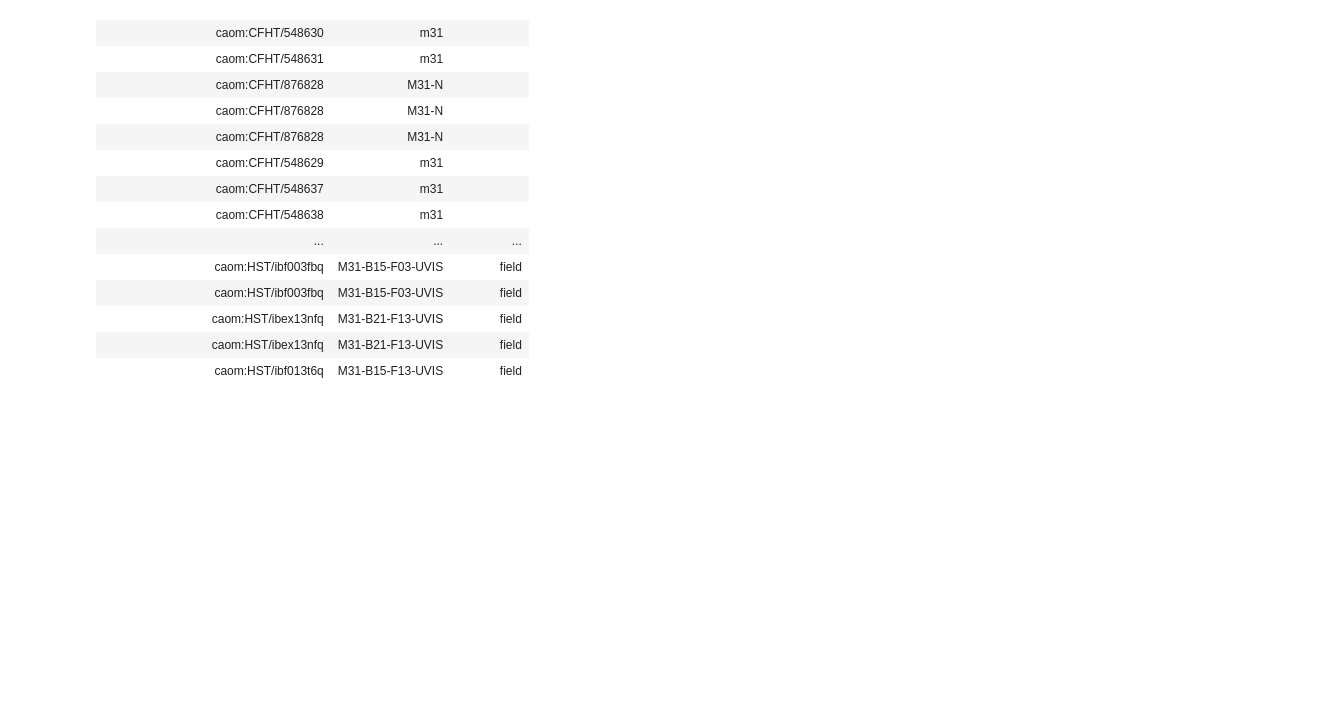
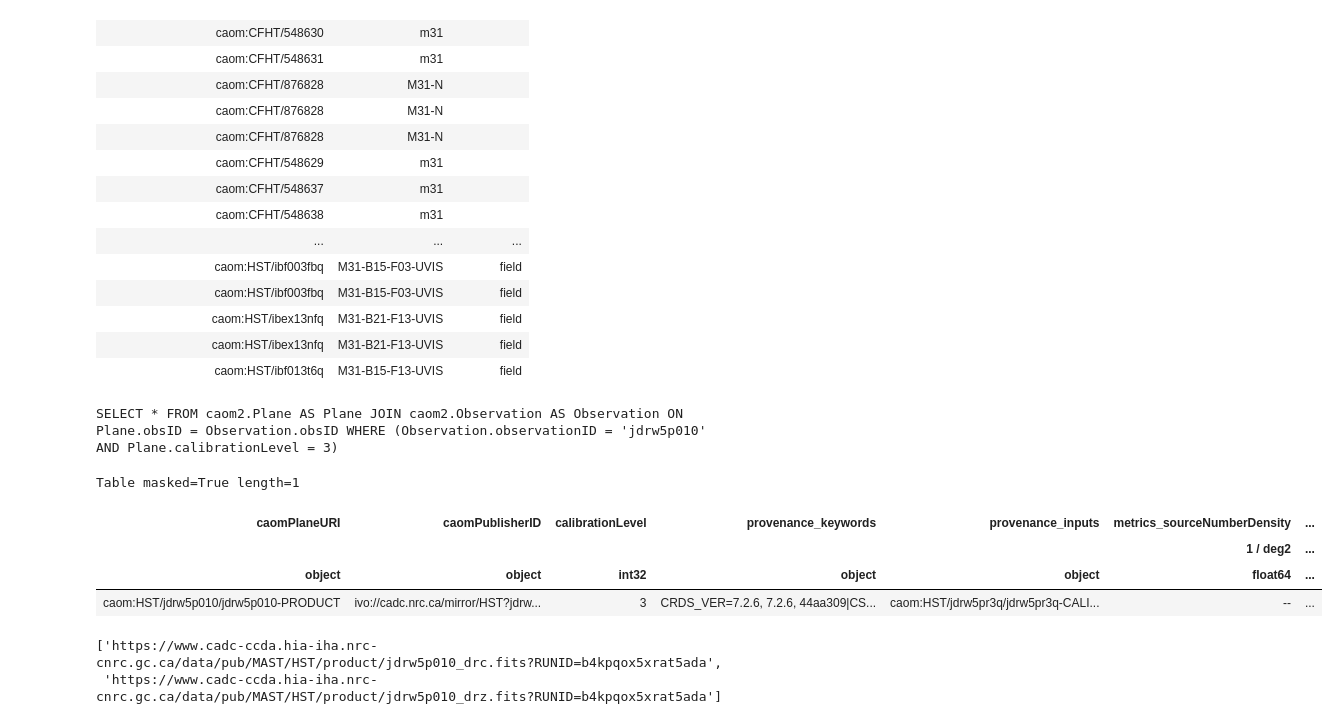
Before and after one commit to ellieb/astroquery_tutorial, a Jupyter notebook: astroquery_tutorial.ipynb, the cells around one changed output. Cells and saved outputs as stored; diff of their text form; code cells hidden in the pictures; blank space fills up the shorter version.

```diff
--- a/astroquery_tutorial.ipynb
+++ b/astroquery_tutorial.ipynb
@@ -365,3 +299,27 @@ Table masked=True length=2000
 | caom:HST/ibex13nfq | M31-B21-F13-UVIS | field |
 | caom:HST/ibex13nfq | M31-B21-F13-UVIS | field |
 | caom:HST/ibf013t6q | M31-B15-F13-UVIS | field |
+# %%
+good_obs_ids = ['icnh03040', 'icnh05040', 'jdrw5p010', 'jdrw5pr2q', 'jdrw12010', 'jdm96j010', 'jdrw90010']
+
+
+query = "SELECT * " + \
+    "FROM caom2.Plane AS Plane JOIN caom2.Observation AS Observation ON Plane.obsID = Observation.obsID " + \
+    "WHERE (Observation.observationID = 'jdrw5p010' AND Plane.calibrationLevel = 3)"
+print(query)
+job = cadc.run_query(query, 'sync')
+results = job.get_results()
+results
+# %% [output]
+SELECT * FROM caom2.Plane AS Plane JOIN caom2.Observation AS Observation ON Plane.obsID = Observation.obsID WHERE (Observation.observationID = 'jdrw5p010' AND Plane.calibrationLevel = 3)
+Table masked=True length=1
+| caomPlaneURI | caomPublisherID | calibrationLevel | provenance_keywords | provenance_inputs | metrics_sourceNumberDensity | ... |
+|  |  |  |  |  | 1 / deg2 | ... |
+| object | object | int32 | object | object | float64 | ... |
+| caom:HST/jdrw5p010/jdrw5p010-PRODUCT | ivo://cadc.nrc.ca/mirror/HST?jdrw... | 3 | CRDS_VER=7.2.6, 7.2.6, 44aa309|CS... | caom:HST/jdrw5pr3q/jdrw5pr3q-CALI... | -- | ... |
+# %%
+urls = cadc.get_data_urls(results)
+print(urls)
+# %% [output]
+['https://www.cadc-ccda.hia-iha.nrc-cnrc.gc.ca/data/pub/MAST/HST/product/jdrw5p010_drc.fits?RUNID=b4kpqox5xrat5ada',
+ 'https://www.cadc-ccda.hia-iha.nrc-cnrc.gc.ca/data/pub/MAST/HST/product/jdrw5p010_drz.fits?RUNID=b4kpqox5xrat5ada']
```
Also changed, not shown: parts of 44 cells of this notebook.
